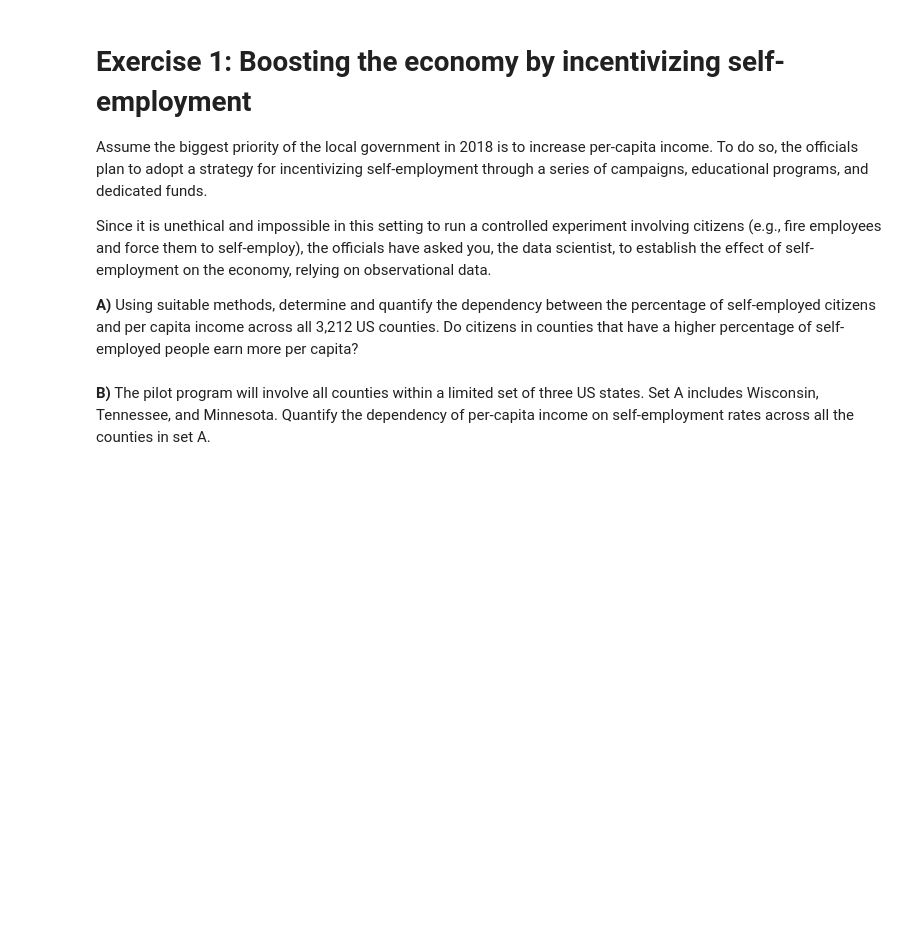
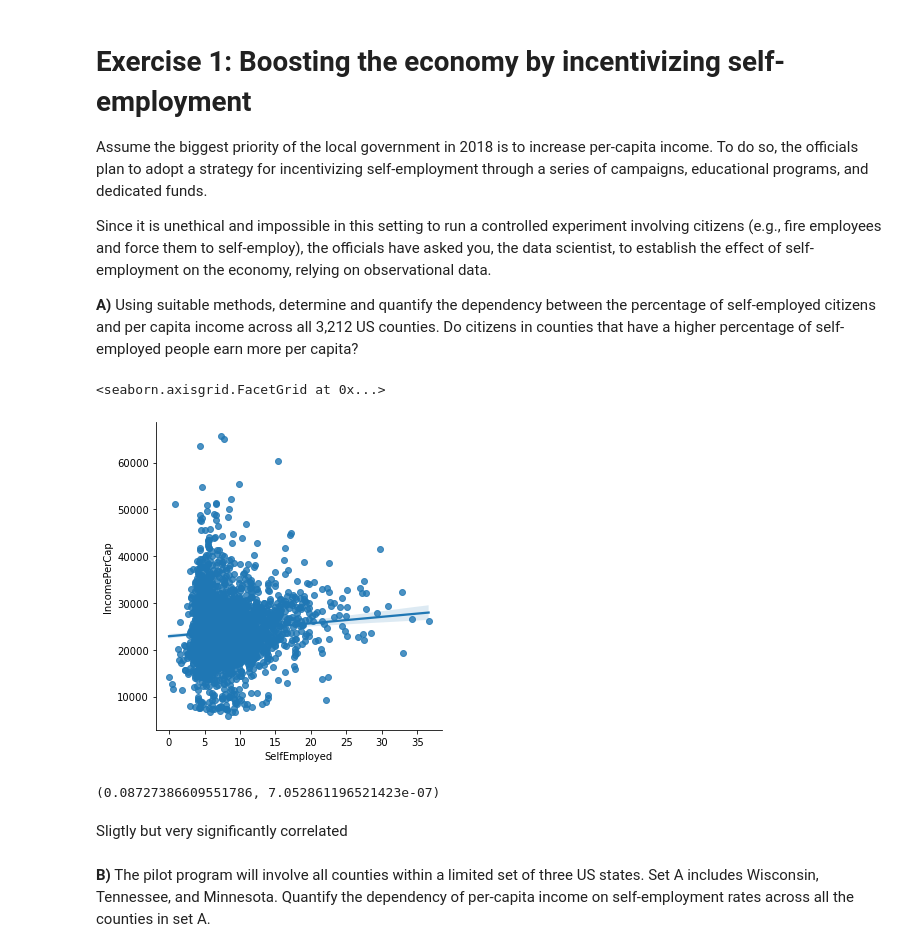
Before and after one commit to frasalvi/ADA21, a Jupyter notebook: Tutorials/03 - Describing data/Describing_data_exercise.ipynb, the cells around one changed output. Drawn from its saved outputs; the diff is of its cells as text; code cells hidden in the pictures; blank space fills up the shorter version.

```diff
--- a/Tutorials/03 - Describing data/Describing_data_exercise.ipynb
+++ b/Tutorials/03 - Describing data/Describing_data_exercise.ipynb
@@ -169,2 +167,13 @@ Since it is unethical and impossible in this setting to run a controlled experim
+# %%
+sns.lmplot(x='SelfEmployed', y='IncomePerCap', data=df)
+# %% [output]
+<seaborn.axisgrid.FacetGrid at 0x...>
+[figure, added]
+# %%
+stats.pearsonr(df['SelfEmployed'], df['IncomePerCap'])
+# %% [output]
+(0.08727386609551786, 7.052861196521423e-07)
+# %% [markdown]
+Sligtly but very significantly correlated
 # %% [markdown]
 **B)** The pilot program will involve all counties within a limited set of three US states. Set A includes Wisconsin, Tennessee, and  Minnesota. Quantify the dependency of per-capita income on self-employment rates across all the counties in set A.
```
Also changed, not shown: parts of 13 cells of this notebook.
